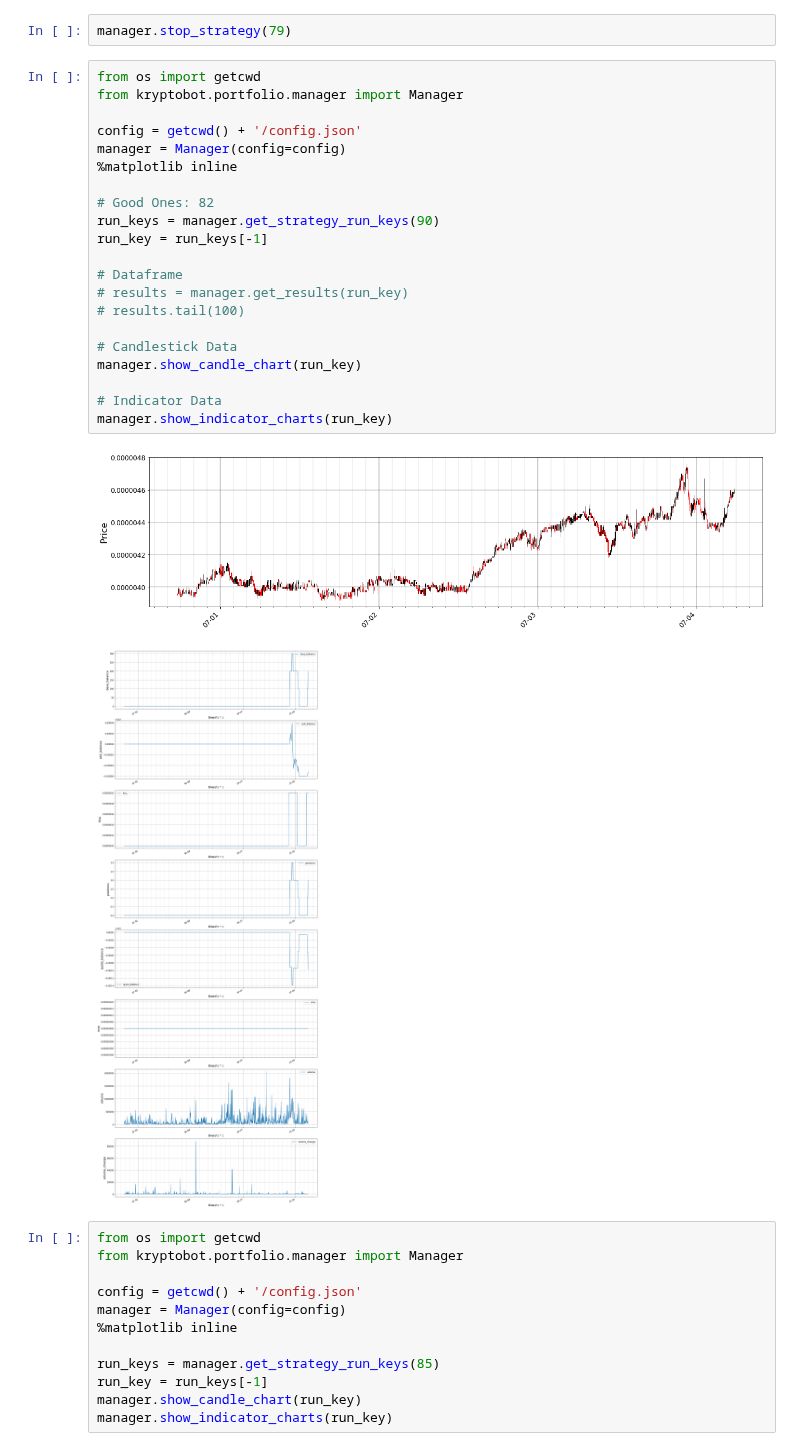
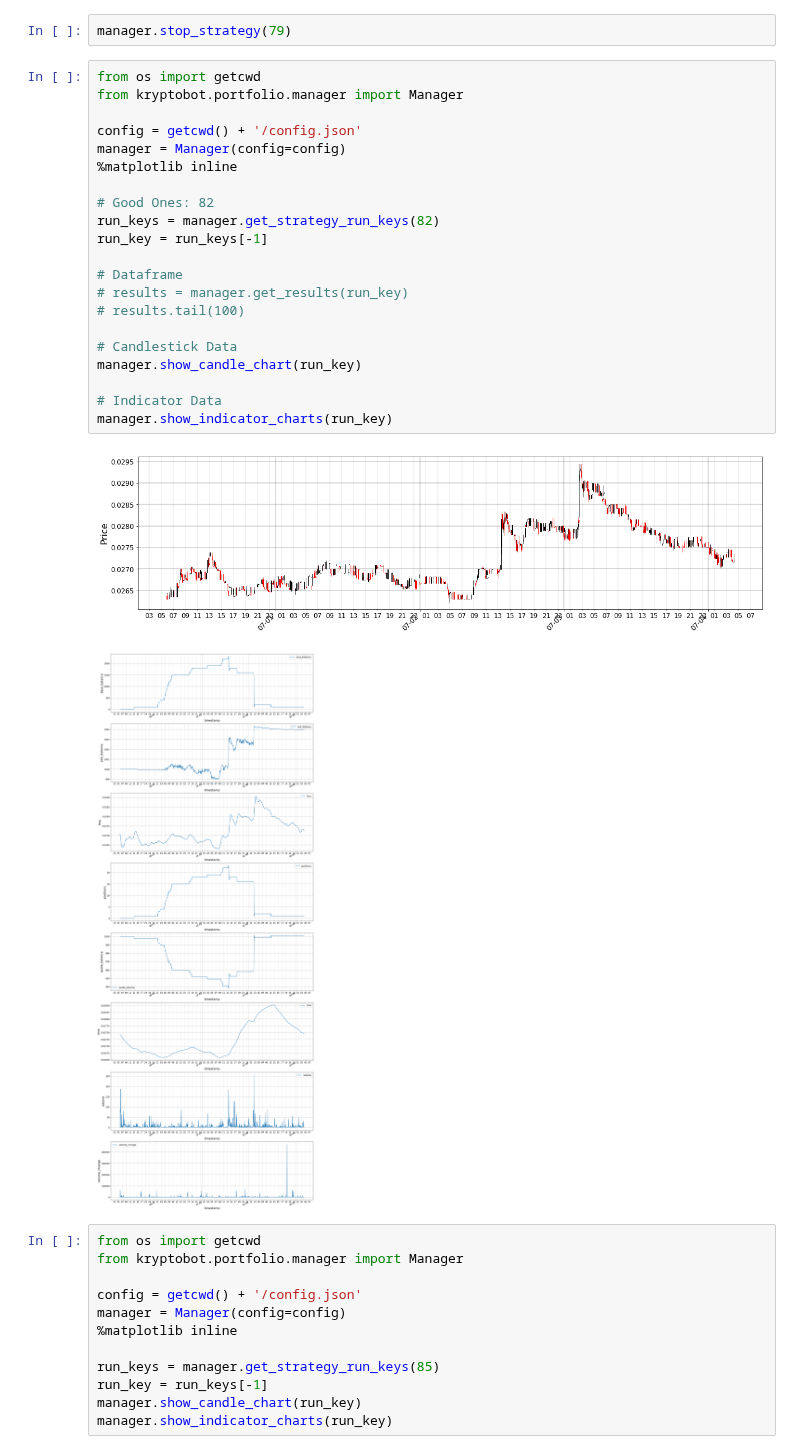
Before and after one commit to eristoddle/KryptoBot, a Jupyter notebook: notebooks/t2_strategies.ipynb, the cells around one changed output. Cells and saved outputs as stored; diff of their text form.

```diff
--- a/notebooks/t2_strategies.ipynb
+++ b/notebooks/t2_strategies.ipynb
@@ -123,27 +123,27 @@ manager.stop_strategy(79)
 # %%
 from os import getcwd
 from kryptobot.portfolio.manager import Manager
 
 config = getcwd() + '/config.json'
 manager = Manager(config=config)
 %matplotlib inline
 
 # Good Ones: 82
-run_keys = manager.get_strategy_run_keys(90)
+run_keys = manager.get_strategy_run_keys(82)
 run_key = run_keys[-1]
 
 # Dataframe
 # results = manager.get_results(run_key)
 # results.tail(100)
 
 # Candlestick Data
 manager.show_candle_chart(run_key)
 
 # Indicator Data
 manager.show_indicator_charts(run_key)
 # %% [output]
-[figure, old version]
+[figure, new version]
-[figure, old version]
+[figure, new version]
 # %%
 from os import getcwd
 from kryptobot.portfolio.manager import Manager
```
Also changed, not shown: parts of 1 cell of this notebook, 3 other files.
